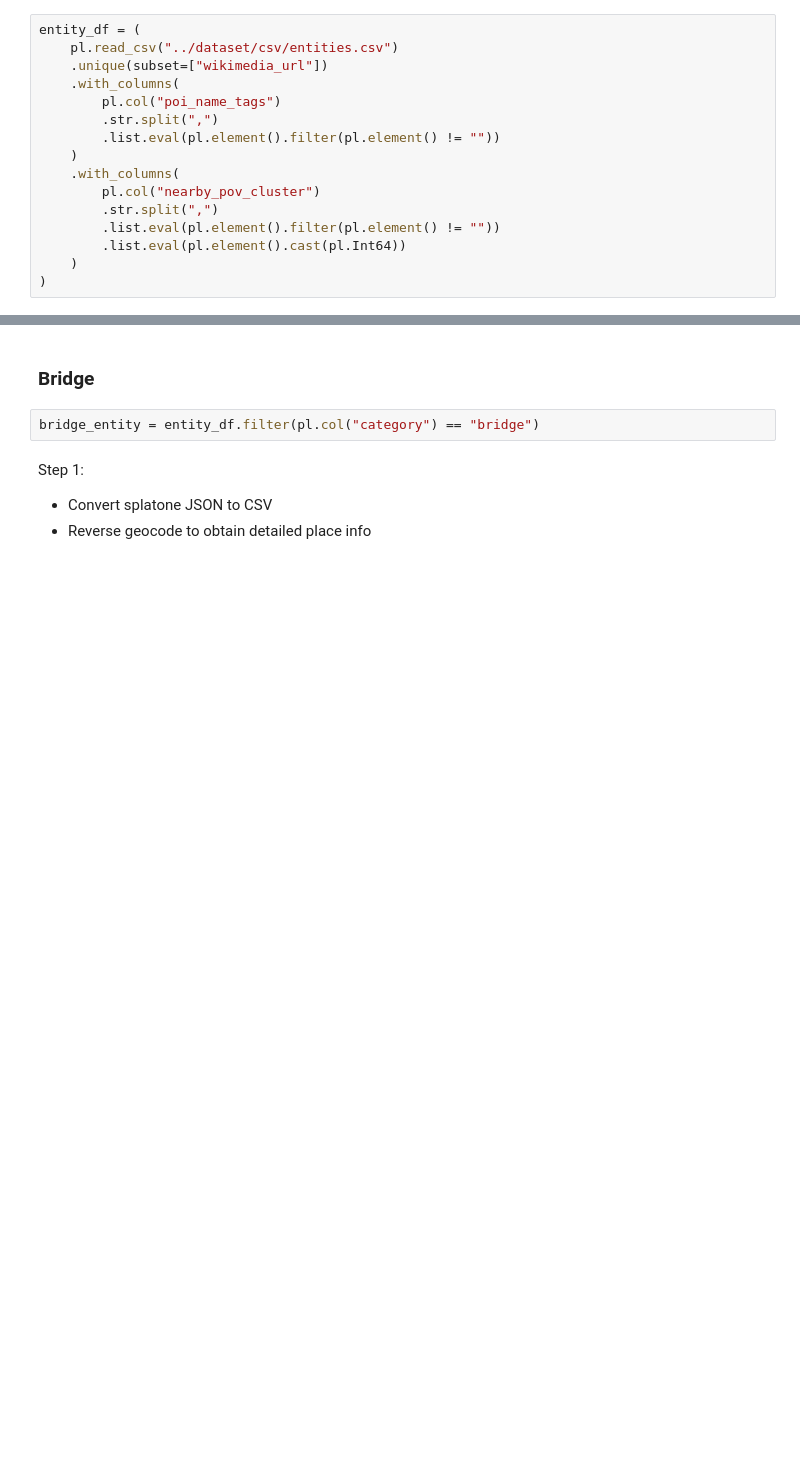
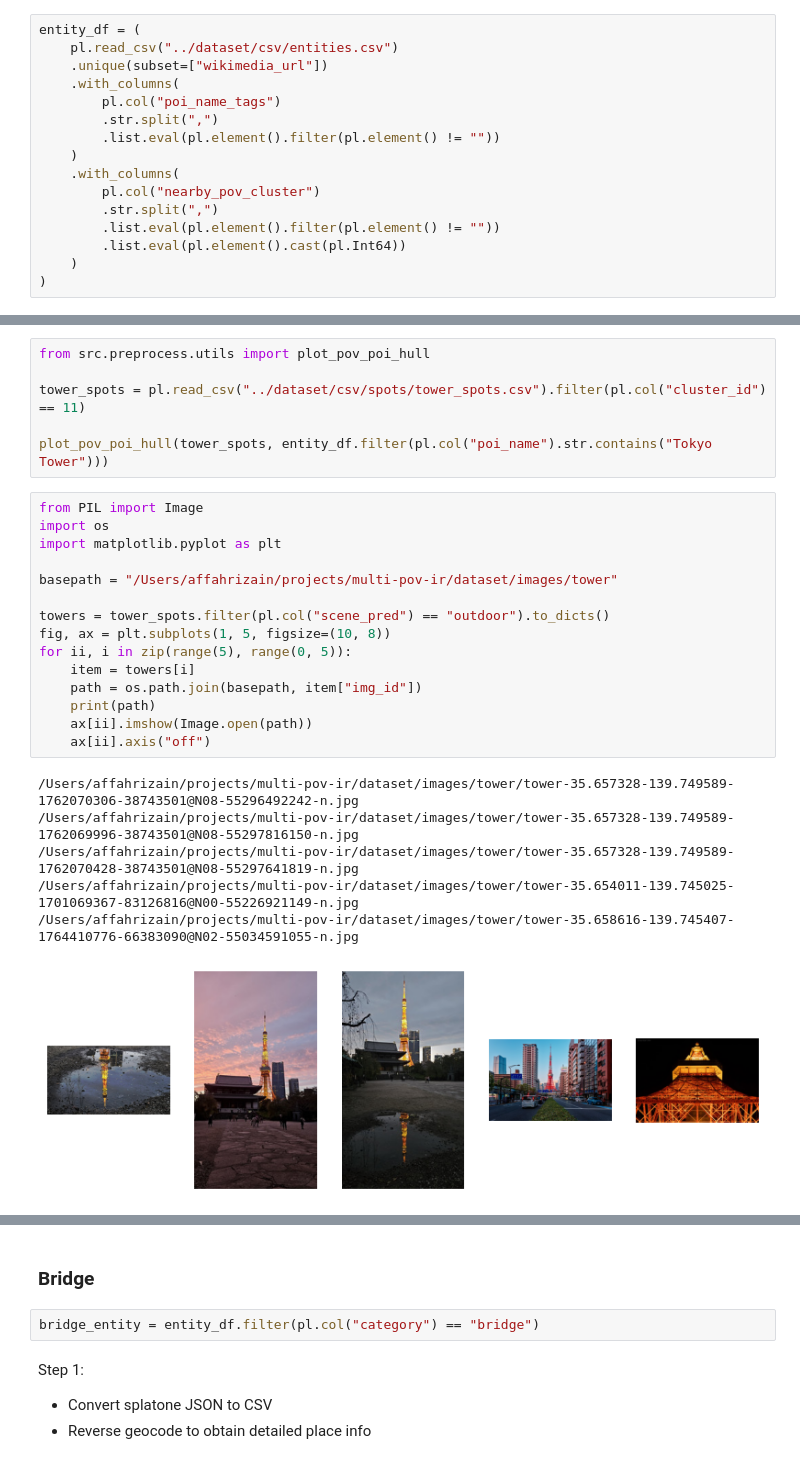
Before and after one commit to fhrzn/multi-pov-ir, a Jupyter notebook: notebook/preprocessing.ipynb, the cells around one changed output, grey strips where cells are left out. Saved outputs shown, nothing was run; the diff lists cells and outputs as text; blank space fills up the shorter version.

Commit message:
add: convex hull plot

```diff
--- a/notebook/preprocessing.ipynb
+++ b/notebook/preprocessing.ipynb
@@ -26,0 +33,28 @@ entity_df = (
+# %%
+from src.preprocess.utils import plot_pov_poi_hull
+
+tower_spots = pl.read_csv("../dataset/csv/spots/tower_spots.csv").filter(pl.col("cluster_id") == 11)
+
+plot_pov_poi_hull(tower_spots, entity_df.filter(pl.col("poi_name").str.contains("Tokyo Tower")))
+# %%
+from PIL import Image
+import os
+import matplotlib.pyplot as plt
+
+basepath = "/Users/affahrizain/projects/multi-pov-ir/dataset/images/tower"
+
+towers = tower_spots.filter(pl.col("scene_pred") == "outdoor").to_dicts()
+fig, ax = plt.subplots(1, 5, figsize=(10, 8))
+for ii, i in zip(range(5), range(0, 5)):
+    item = towers[i]
+    path = os.path.join(basepath, item["img_id"])
+    print(path)
+    ax[ii].imshow(Image.open(path))
+    ax[ii].axis("off")
+# %% [output]
+/Users/affahrizain/projects/multi-pov-ir/dataset/images/tower/tower-35.657328-139.749589-1762070306-38743501@N08-55296492242-n.jpg
+/Users/affahrizain/projects/multi-pov-ir/dataset/images/tower/tower-35.657328-139.749589-1762069996-38743501@N08-55297816150-n.jpg
+/Users/affahrizain/projects/multi-pov-ir/dataset/images/tower/tower-35.657328-139.749589-1762070428-38743501@N08-55297641819-n.jpg
+/Users/affahrizain/projects/multi-pov-ir/dataset/images/tower/tower-35.654011-139.745025-1701069367-83126816@N00-55226921149-n.jpg
+/Users/affahrizain/projects/multi-pov-ir/dataset/images/tower/tower-35.658616-139.745407-1764410776-66383090@N02-55034591055-n.jpg
+[figure, added]
```
Also changed, not shown: parts of 8 cells of this notebook, 1 other file.
